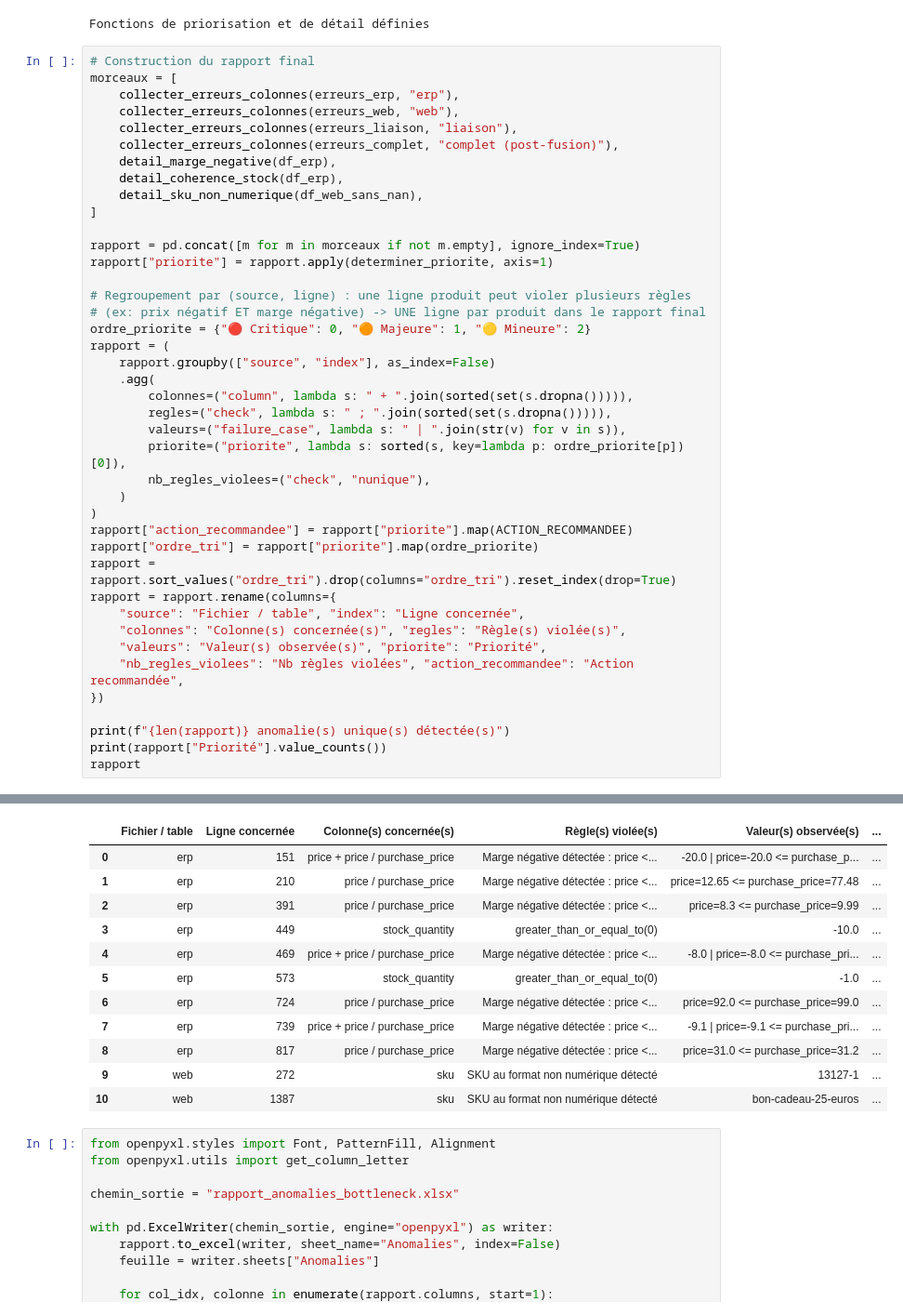
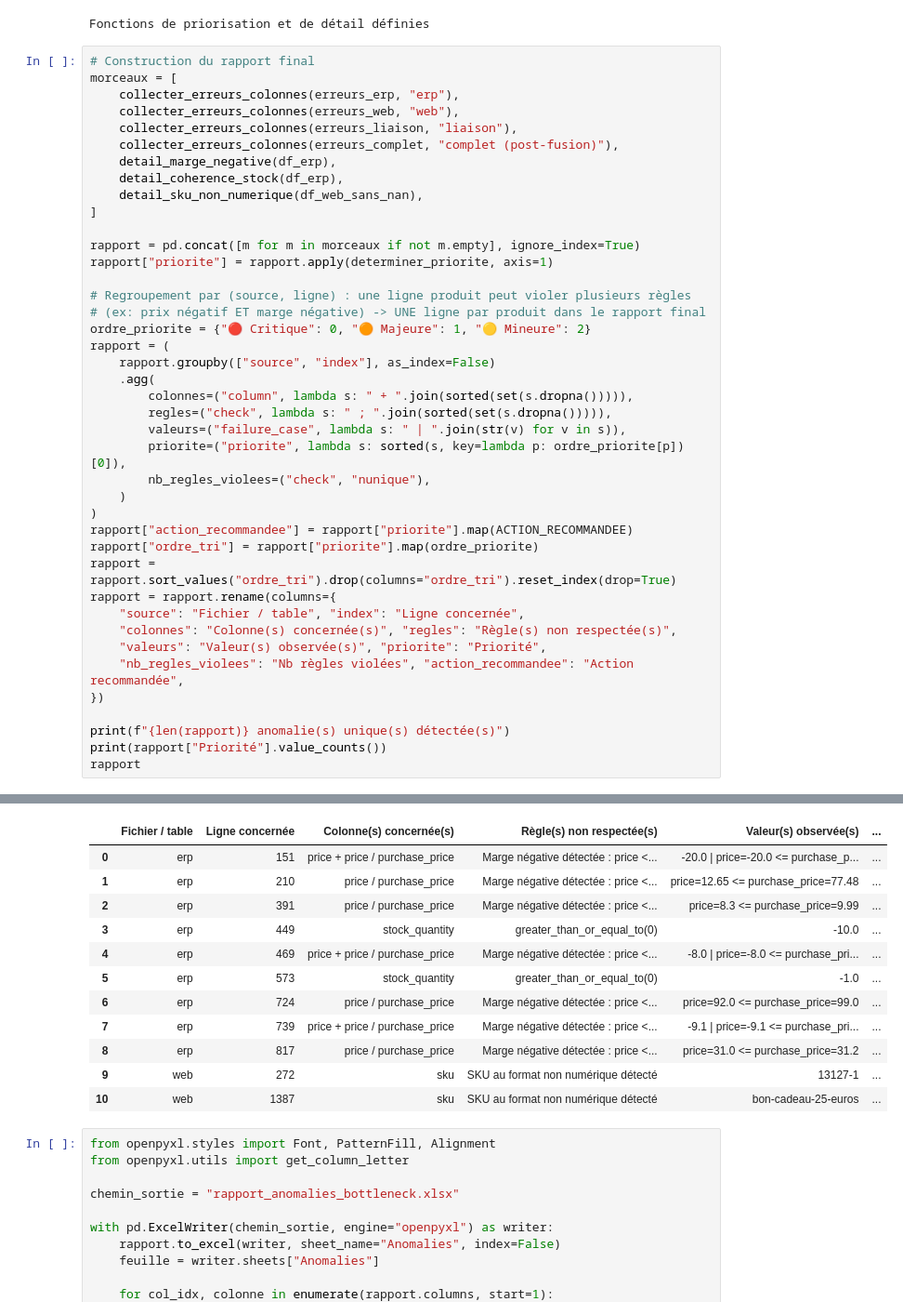
Before and after one commit to Kakicrypto/p13-bottleneck-nettoyage-catalogue, a Jupyter notebook: notebook/notebook_p6_ameliore.ipynb, the cells around one changed output, grey strips where cells are left out. Shown at 93% size. Saved outputs shown, nothing was run; the diff lists cells and outputs as text.

```diff
--- a/notebook/notebook_p6_ameliore.ipynb
+++ b/notebook/notebook_p6_ameliore.ipynb
@@ -1536,35 +1536,35 @@ rapport["priorite"] = rapport.apply(determiner_priorite, axis=1)
 # (ex: prix négatif ET marge négative) -> UNE ligne par produit dans le rapport final
 ordre_priorite = {"🔴 Critique": 0, "🟠 Majeure": 1, "🟡 Mineure": 2}
 rapport = (
     rapport.groupby(["source", "index"], as_index=False)
     .agg(
         colonnes=("column", lambda s: " + ".join(sorted(set(s.dropna())))),
         regles=("check", lambda s: " ; ".join(sorted(set(s.dropna())))),
         valeurs=("failure_case", lambda s: " | ".join(str(v) for v in s)),
         priorite=("priorite", lambda s: sorted(s, key=lambda p: ordre_priorite[p])[0]),
         nb_regles_violees=("check", "nunique"),
     )
 )
 rapport["action_recommandee"] = rapport["priorite"].map(ACTION_RECOMMANDEE)
 rapport["ordre_tri"] = rapport["priorite"].map(ordre_priorite)
 rapport = rapport.sort_values("ordre_tri").drop(columns="ordre_tri").reset_index(drop=True)
 rapport = rapport.rename(columns={
     "source": "Fichier / table", "index": "Ligne concernée",
-    "colonnes": "Colonne(s) concernée(s)", "regles": "Règle(s) violée(s)",
+    "colonnes": "Colonne(s) concernée(s)", "regles": "Règle(s) non respectée(s)",
     "valeurs": "Valeur(s) observée(s)", "priorite": "Priorité",
     "nb_regles_violees": "Nb règles violées", "action_recommandee": "Action recommandée",
 })
 
 print(f"{len(rapport)} anomalie(s) unique(s) détectée(s)")
 print(rapport["Priorité"].value_counts())
 rapport
 # %% [output]
 11 anomalie(s) unique(s) détectée(s)
 Priorité
 🔴 Critique    9
 🟡 Mineure     2
 Name: count, dtype: int64
-|  | Fichier / table | Ligne concernée | Colonne(s) concernée(s) | Règle(s) violée(s) | Valeur(s) observée(s) | ... |
+|  | Fichier / table | Ligne concernée | Colonne(s) concernée(s) | Règle(s) non respectée(s) | Valeur(s) observée(s) | ... |
 | 0 | erp | 151 | price + price / purchase_price | Marge négative détectée : price <... | -20.0 | price=-20.0 <= purchase_p... | ... |
 | 1 | erp | 210 | price / purchase_price | Marge négative détectée : price <... | price=12.65 <= purchase_price=77.48 | ... |
 | 2 | erp | 391 | price / purchase_price | Marge négative détectée : price <... | price=8.3 <= purchase_price=9.99 | ... |
```
Also changed, not shown: parts of 1 cell of this notebook, 3 other files.
